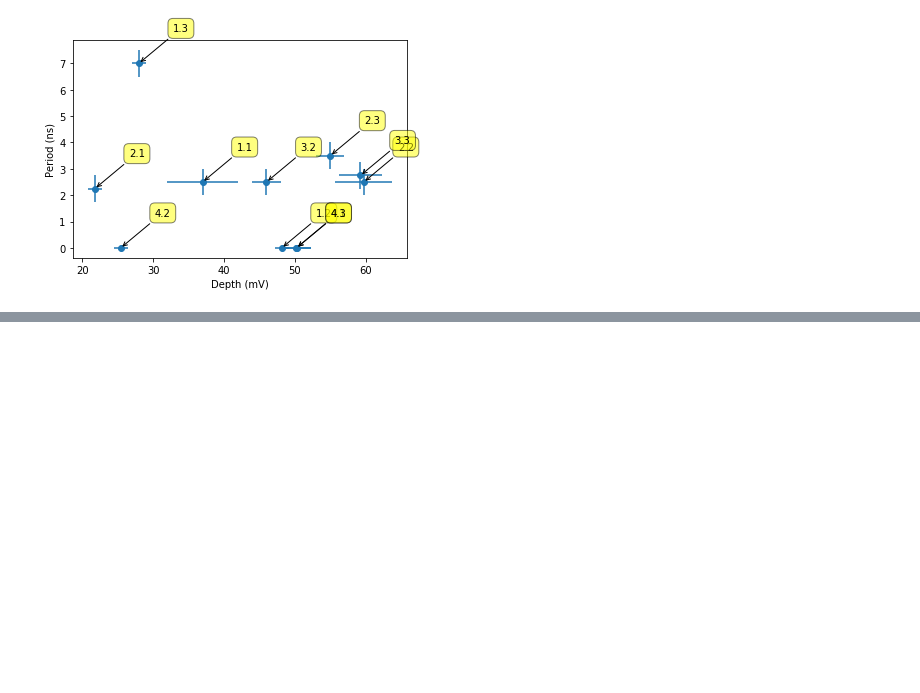
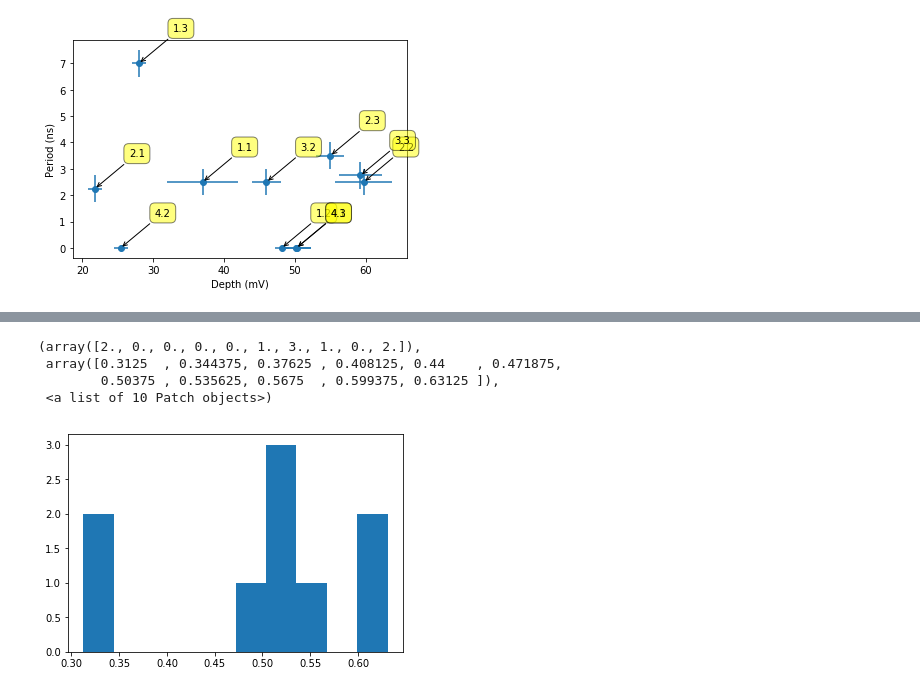
Before and after one commit to slemonide/muons, a Jupyter notebook: lasers.ipynb, the cells around one changed output, grey strips where cells are left out. Saved outputs shown, nothing was run; the diff lists cells and outputs as text; code cells hidden in the pictures; blank space fills up the shorter version.

```diff
--- a/lasers.ipynb
+++ b/lasers.ipynb
@@ -87,0 +151,8 @@ plt.savefig('HP.png')
+# %%
+plt.hist(J)
+# %% [output]
+(array([2., 0., 0., 0., 0., 1., 3., 1., 0., 2.]),
+ array([0.3125  , 0.344375, 0.37625 , 0.408125, 0.44    , 0.471875,
+        0.50375 , 0.535625, 0.5675  , 0.599375, 0.63125 ]),
+ <a list of 10 Patch objects>)
+[figure, added]
```
Also changed, not shown: parts of 8 cells of this notebook, 3 other files.
